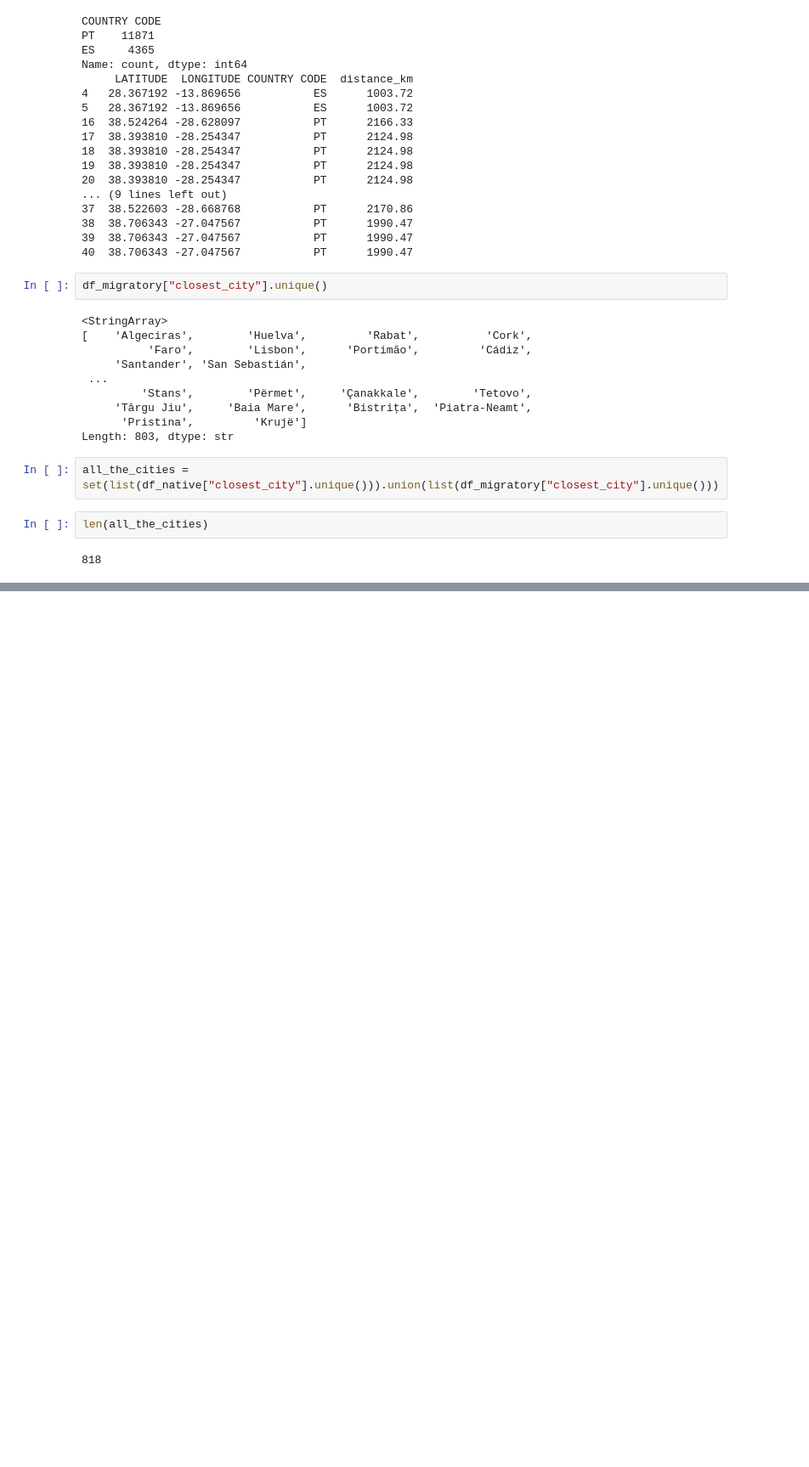
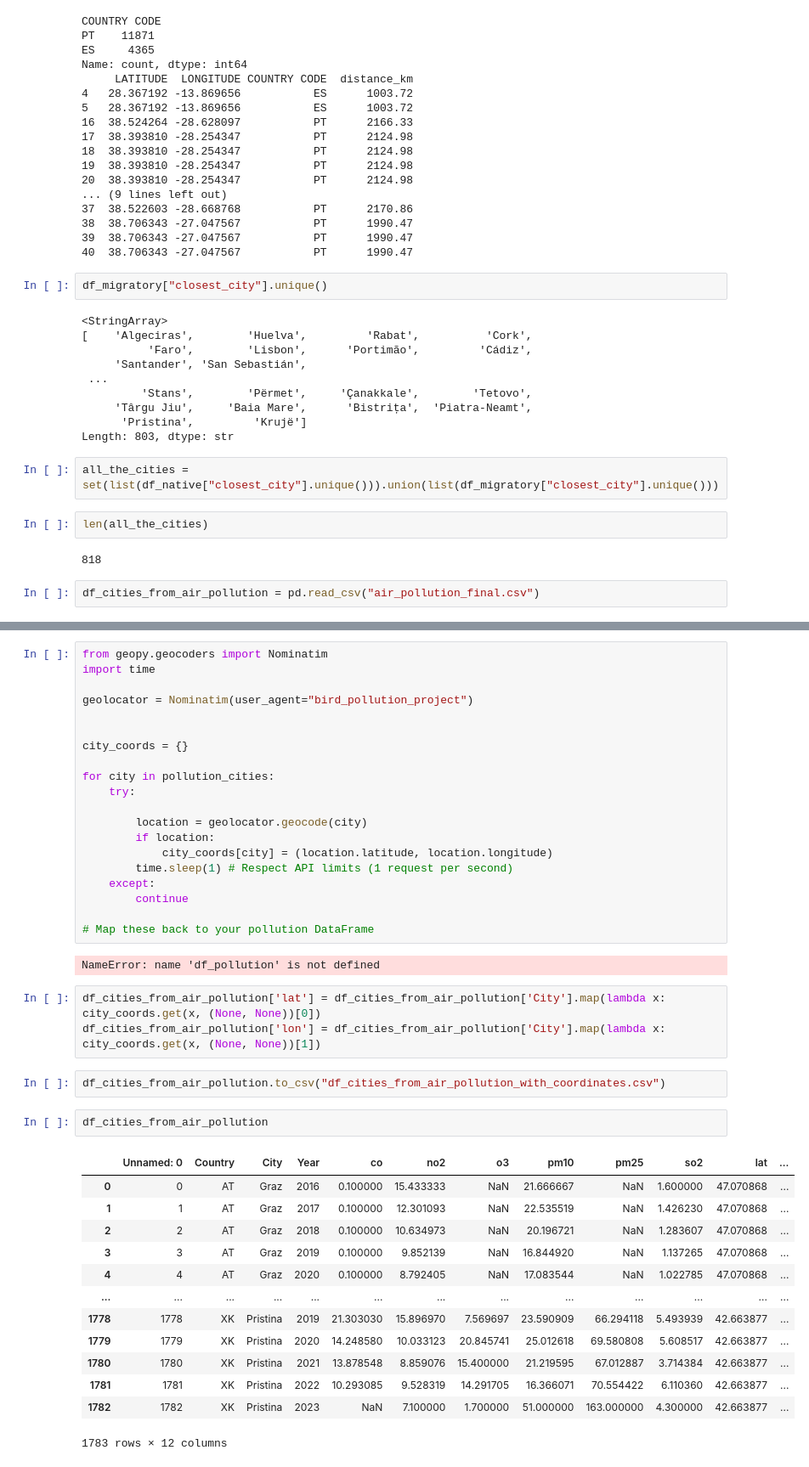
Before and after one commit to Miaaaac/ceu-ds-project-groupB-2026, a Jupyter notebook: notebooks_nightlights+aiq+wbi/city.ipynb, the cells around one changed output, grey strips where cells are left out. Shown at 85% size. Saved outputs shown, nothing was run; the diff lists cells and outputs as text; blank space fills up the shorter version.

```diff
--- a/notebooks_nightlights+aiq+wbi/city.ipynb
+++ b/notebooks_nightlights+aiq+wbi/city.ipynb
@@ -401,3 +397,5 @@ all_the_cities = set(list(df_native["closest_city"].unique())).union(list(df_mig
 len(all_the_cities)
 # %% [output]
 818
+# %%
+df_cities_from_air_pollution = pd.read_csv("air_pollution_final.csv")
@@ -403,0 +434,43 @@ len(all_the_cities)
+# %%
+from geopy.geocoders import Nominatim
+import time
+
+geolocator = Nominatim(user_agent="bird_pollution_project")
+
+
+city_coords = {}
+
+for city in pollution_cities:
+    try:
+
+        location = geolocator.geocode(city)
+        if location:
+            city_coords[city] = (location.latitude, location.longitude)
+        time.sleep(1) # Respect API limits (1 request per second)
+    except:
+        continue
+
+# Map these back to your pollution DataFrame
+# %% [output]
+NameError: name 'df_pollution' is not defined
+# %%
+df_cities_from_air_pollution['lat'] = df_cities_from_air_pollution['City'].map(lambda x: city_coords.get(x, (None, None))[0])
+df_cities_from_air_pollution['lon'] = df_cities_from_air_pollution['City'].map(lambda x: city_coords.get(x, (None, None))[1])
+# %%
+df_cities_from_air_pollution.to_csv("df_cities_from_air_pollution_with_coordinates.csv")
+# %%
+df_cities_from_air_pollution
+# %% [output]
+|  | Unnamed: 0 | Country | City | Year | co | no2 | o3 | pm10 | pm25 | so2 | lat | ... |
+| 0 | 0 | AT | Graz | 2016 | 0.100000 | 15.433333 | NaN | 21.666667 | NaN | 1.600000 | 47.070868 | ... |
+| 1 | 1 | AT | Graz | 2017 | 0.100000 | 12.301093 | NaN | 22.535519 | NaN | 1.426230 | 47.070868 | ... |
+| 2 | 2 | AT | Graz | 2018 | 0.100000 | 10.634973 | NaN | 20.196721 | NaN | 1.283607 | 47.070868 | ... |
+| 3 | 3 | AT | Graz | 2019 | 0.100000 | 9.852139 | NaN | 16.844920 | NaN | 1.137265 | 47.070868 | ... |
+| 4 | 4 | AT | Graz | 2020 | 0.100000 | 8.792405 | NaN | 17.083544 | NaN | 1.022785 | 47.070868 | ... |
+| ... | ... | ... | ... | ... | ... | ... | ... | ... | ... | ... | ... | ... |
+| 1778 | 1778 | XK | Pristina | 2019 | 21.303030 | 15.896970 | 7.569697 | 23.590909 | 66.294118 | 5.493939 | 42.663877 | ... |
+| 1779 | 1779 | XK | Pristina | 2020 | 14.248580 | 10.033123 | 20.845741 | 25.012618 | 69.580808 | 5.608517 | 42.663877 | ... |
+| 1780 | 1780 | XK | Pristina | 2021 | 13.878548 | 8.859076 | 15.400000 | 21.219595 | 67.012887 | 3.714384 | 42.663877 | ... |
+| 1781 | 1781 | XK | Pristina | 2022 | 10.293085 | 9.528319 | 14.291705 | 16.366071 | 70.554422 | 6.110360 | 42.663877 | ... |
+| 1782 | 1782 | XK | Pristina | 2023 | NaN | 7.100000 | 1.700000 | 51.000000 | 163.000000 | 4.300000 | 42.663877 | ... |
+1783 rows × 12 columns
```
Also changed, not shown: parts of 11 cells of this notebook, 5 other files.
